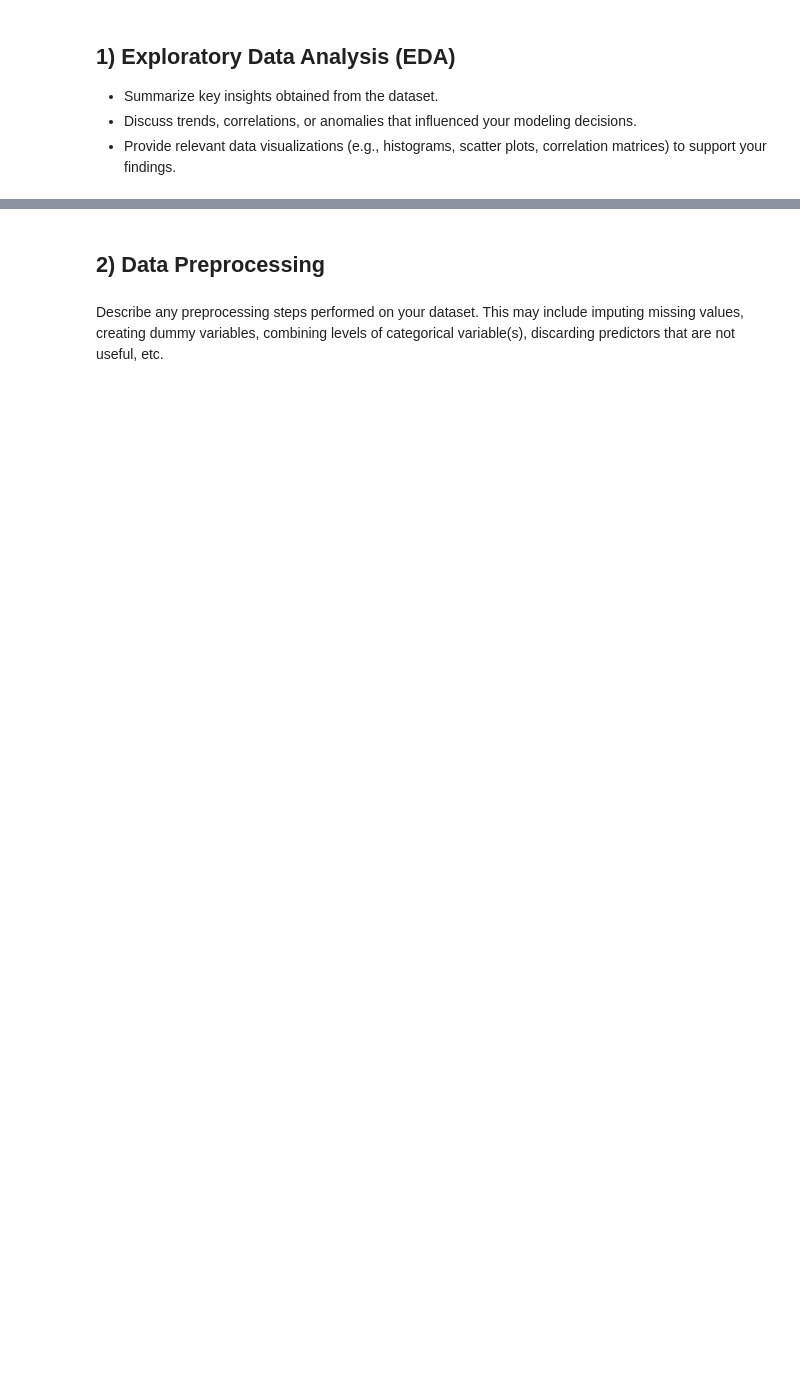
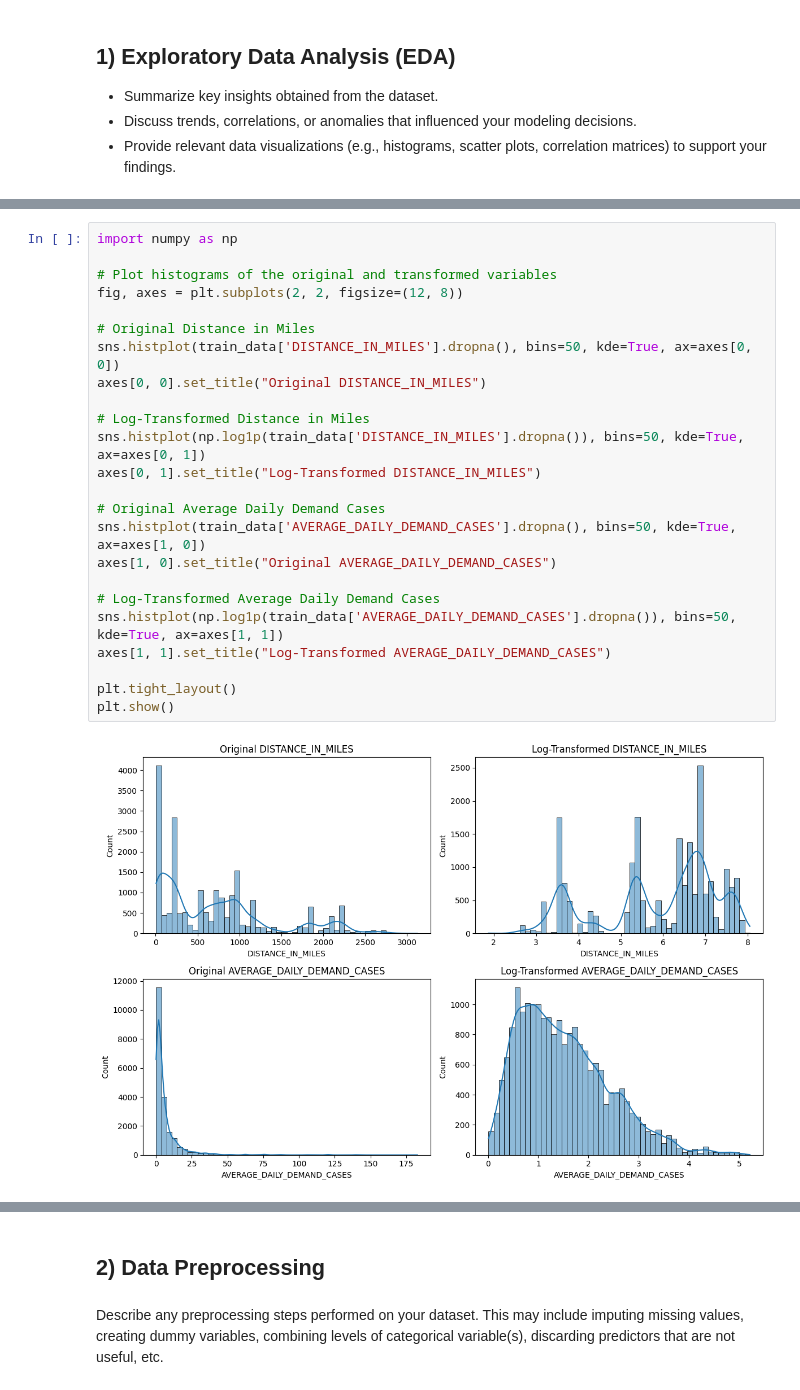
Before and after one commit to roaringbunnygirl/Model-Optimization-Random-Search-Encoding-Scaling-Data-Processing-, a Jupyter notebook: Prediction_Problem_Report_Template.ipynb, the cells around one changed output, grey strips where cells are left out. Cells and saved outputs as stored; diff of their text form; blank space fills up the shorter version.

```diff
--- a/Prediction_Problem_Report_Template.ipynb
+++ b/Prediction_Problem_Report_Template.ipynb
@@ -56,0 +307,26 @@ memory usage: 319.1 KB
+# %%
+import numpy as np
+
+# Plot histograms of the original and transformed variables
+fig, axes = plt.subplots(2, 2, figsize=(12, 8))
+
+# Original Distance in Miles
+sns.histplot(train_data['DISTANCE_IN_MILES'].dropna(), bins=50, kde=True, ax=axes[0, 0])
+axes[0, 0].set_title("Original DISTANCE_IN_MILES")
+
+# Log-Transformed Distance in Miles
+sns.histplot(np.log1p(train_data['DISTANCE_IN_MILES'].dropna()), bins=50, kde=True, ax=axes[0, 1])
+axes[0, 1].set_title("Log-Transformed DISTANCE_IN_MILES")
+
+# Original Average Daily Demand Cases
+sns.histplot(train_data['AVERAGE_DAILY_DEMAND_CASES'].dropna(), bins=50, kde=True, ax=axes[1, 0])
+axes[1, 0].set_title("Original AVERAGE_DAILY_DEMAND_CASES")
+
+# Log-Transformed Average Daily Demand Cases
+sns.histplot(np.log1p(train_data['AVERAGE_DAILY_DEMAND_CASES'].dropna()), bins=50, kde=True, ax=axes[1, 1])
+axes[1, 1].set_title("Log-Transformed AVERAGE_DAILY_DEMAND_CASES")
+
+plt.tight_layout()
+plt.show()
+# %% [output]
+[figure, added]
```
Also changed, not shown: parts of 24 cells of this notebook.
